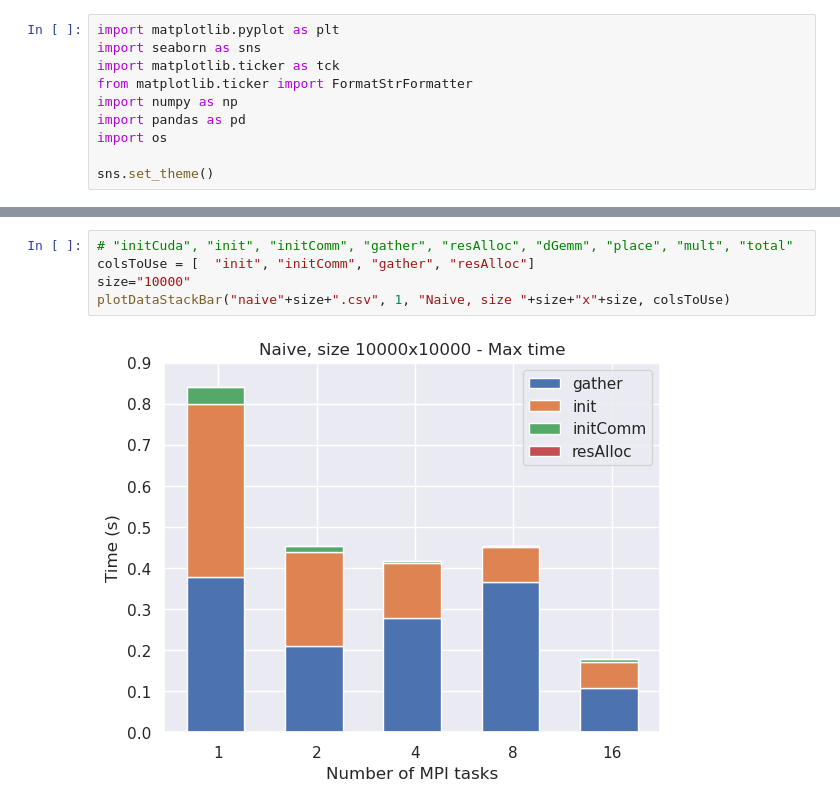
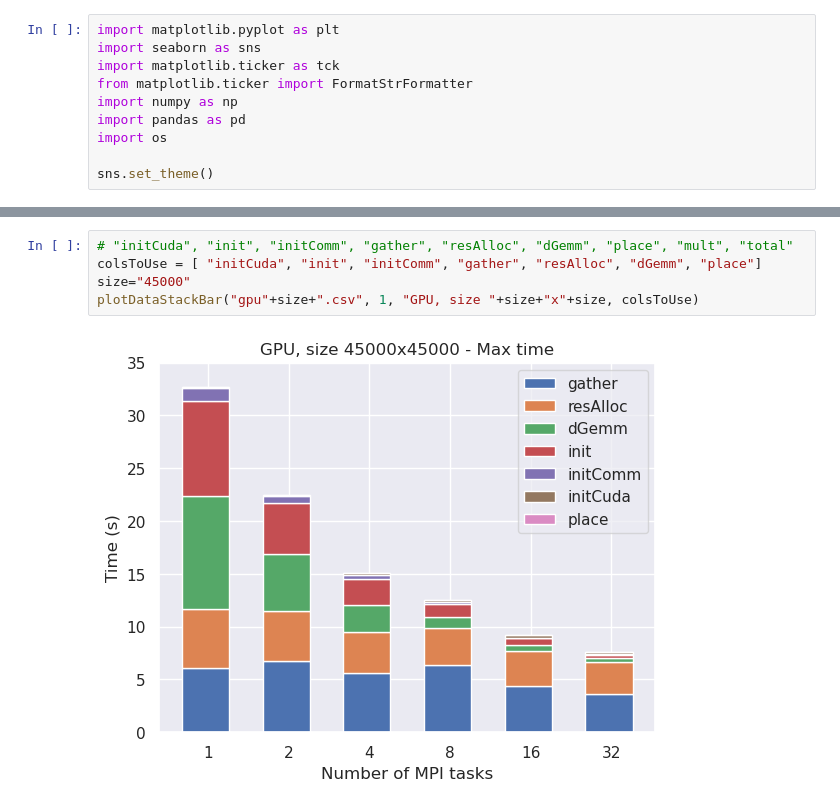
Before and after one commit to DavideRossi1/AdvancedHPC-Project, a Jupyter notebook: Distributed_MatMul/data/plots.ipynb, the cells around one changed output, grey strips where cells are left out. Cells and saved outputs as stored; diff of their text form.

Commit message:
Updated plots and Readmes with new data

```diff
--- a/Distributed_MatMul/data/plots.ipynb
+++ b/Distributed_MatMul/data/plots.ipynb
@@ -77,11 +77,11 @@ def buildAx(title, ax, data):
     ax.plot()
 # %%
 # "initCuda", "init", "initComm", "gather", "resAlloc", "dGemm", "place", "mult", "total"
-colsToUse = [  "init", "initComm", "gather", "resAlloc"]
-size="10000"
-plotDataStackBar("naive"+size+".csv", 1, "Naive, size "+size+"x"+size, colsToUse)
+colsToUse = [ "initCuda", "init", "initComm", "gather", "resAlloc", "dGemm", "place"]
+size="45000"
+plotDataStackBar("gpu"+size+".csv", 1, "GPU, size "+size+"x"+size, colsToUse)
 # %% [output]
-[figure, old version]
+[figure, new version]
 # %%
 def read_data(files, cols_to_use):
     data_frames = []
```
Also changed, not shown: parts of 2 cells of this notebook, 28 other files.
